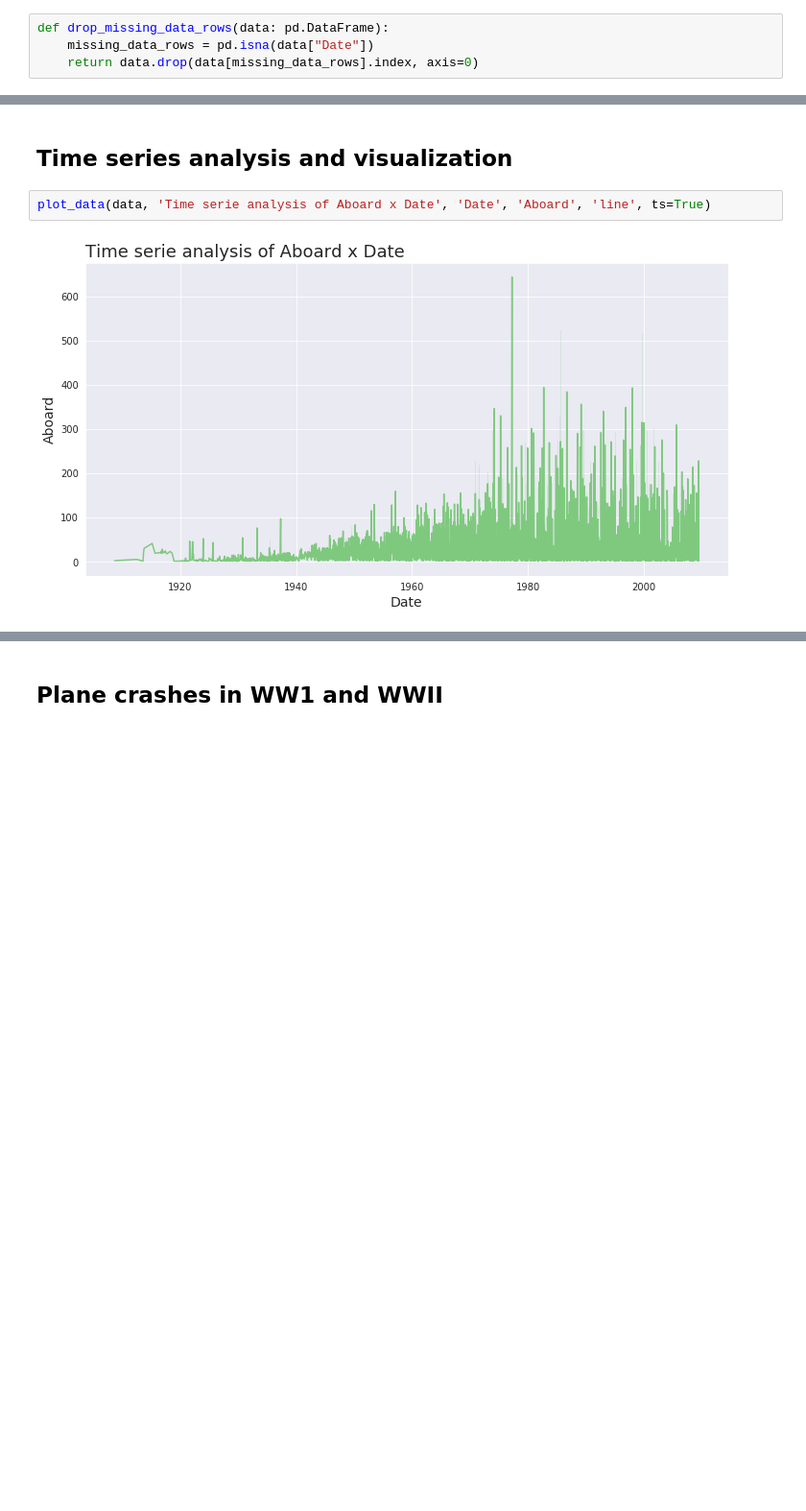
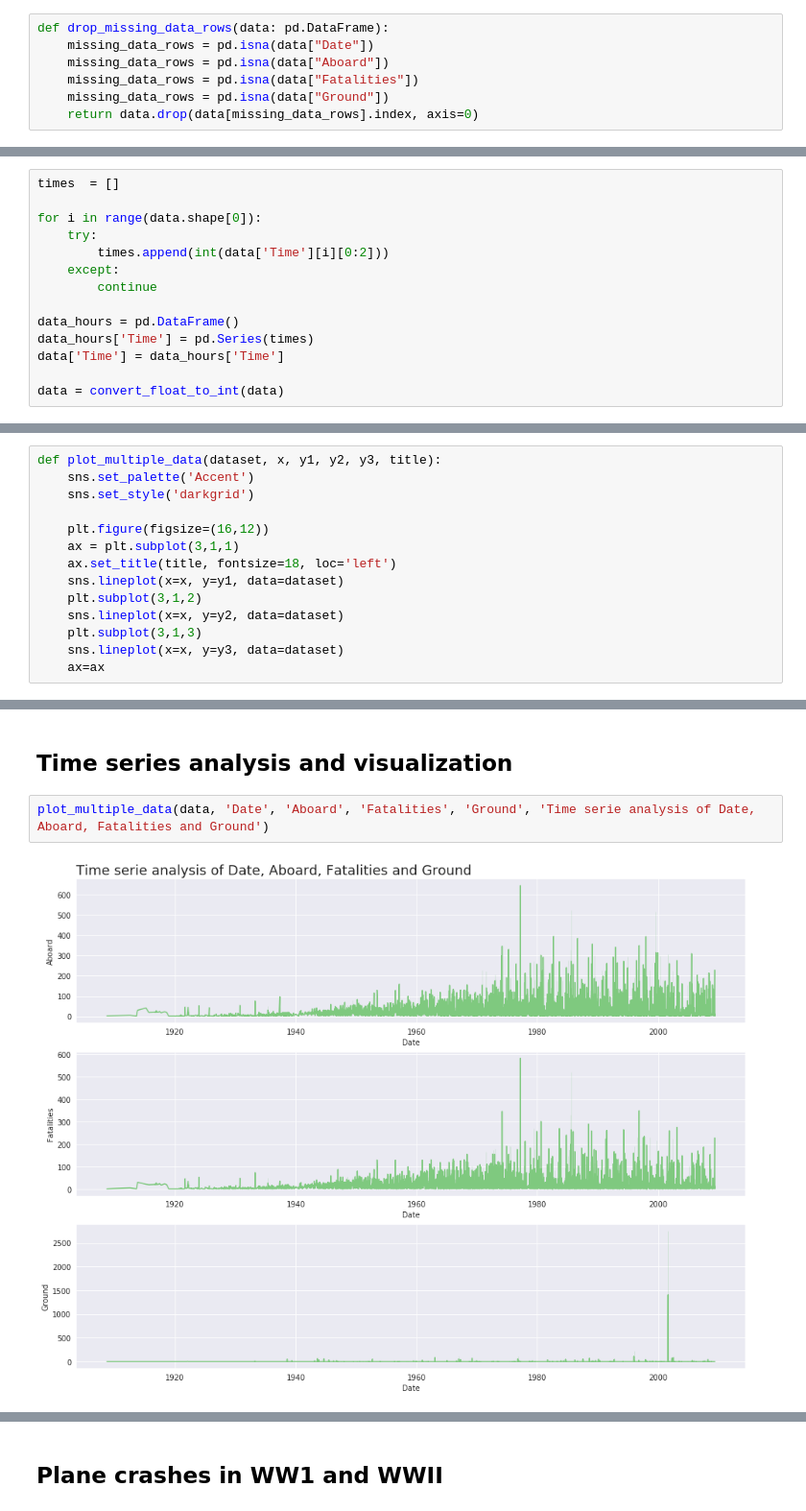
Before and after one commit to imsouza/airplane-crash, a Jupyter notebook: EDA - Airplane Crash.ipynb, the cells around one changed output, grey strips where cells are left out. Shown at 96% size. Drawn from its saved outputs; the diff is of its cells as text; blank space fills up the shorter version.

```diff
--- a/EDA - Airplane Crash.ipynb
+++ b/EDA - Airplane Crash.ipynb
@@ -62,6 +52,9 @@ data['Time'] = data_hours['Time']
 # %%
 def drop_missing_data_rows(data: pd.DataFrame):
     missing_data_rows = pd.isna(data["Date"])
+    missing_data_rows = pd.isna(data["Aboard"])
+    missing_data_rows = pd.isna(data["Fatalities"])
+    missing_data_rows = pd.isna(data["Ground"])
     return data.drop(data[missing_data_rows].index, axis=0)
 # %%
 def convert_float_to_int (data: pd.DataFrame):
@@ -88,3 +81,17 @@ data['Date'].value_counts().sum()
+# %%
+times  = []
+
+for i in range(data.shape[0]):
+    try:
+        times.append(int(data['Time'][i][0:2]))
+    except:
+        continue
+
+data_hours = pd.DataFrame()
+data_hours['Time'] = pd.Series(times)
+data['Time'] = data_hours['Time']
+
+data = convert_float_to_int(data)
 # %%
 data.info()
 # %% [output]
@@ -178,6 +184,20 @@ def plot_data(dataset, title, labelx, labely, kind='line', ts=False, elbow=False
     ax.set_xlabel(labelx, fontsize=14)
     ax.set_ylabel(labely, fontsize=14)
     ax = ax
+# %%
+def plot_multiple_data(dataset, x, y1, y2, y3, title):
+    sns.set_palette('Accent')
+    sns.set_style('darkgrid')
+
+    plt.figure(figsize=(16,12))
+    ax = plt.subplot(3,1,1)
+    ax.set_title(title, fontsize=18, loc='left')
+    sns.lineplot(x=x, y=y1, data=dataset)
+    plt.subplot(3,1,2)
+    sns.lineplot(x=x, y=y2, data=dataset)
+    plt.subplot(3,1,3)
+    sns.lineplot(x=x, y=y3, data=dataset)
+    ax=ax
 # %% [markdown]
 ## Count of crashes by Decade
 # %%
@@ -290,6 +310,6 @@ plot_data(ax, 'Brazilian plane crash by type', 'Type', 'Count of crashes', 'bar'
 # %% [markdown]
 ## Time series analysis and visualization
 # %%
-plot_data(data, 'Time serie analysis of Aboard x Date', 'Date', 'Aboard', 'line', ts=True)
+plot_multiple_data(data, 'Date', 'Aboard', 'Fatalities', 'Ground', 'Time serie analysis of Date, Aboard, Fatalities and Ground')
 # %% [output]
-[figure, old version]
+[figure, new version]
```
Also changed, not shown: parts of 41 cells of this notebook.
